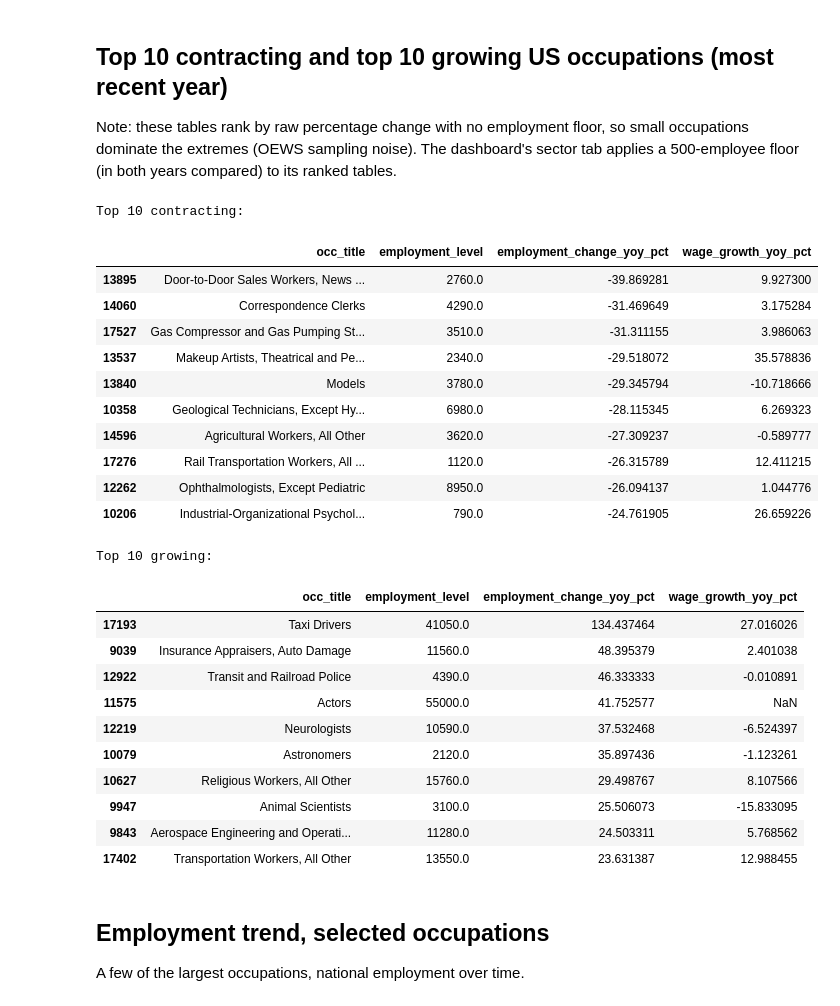
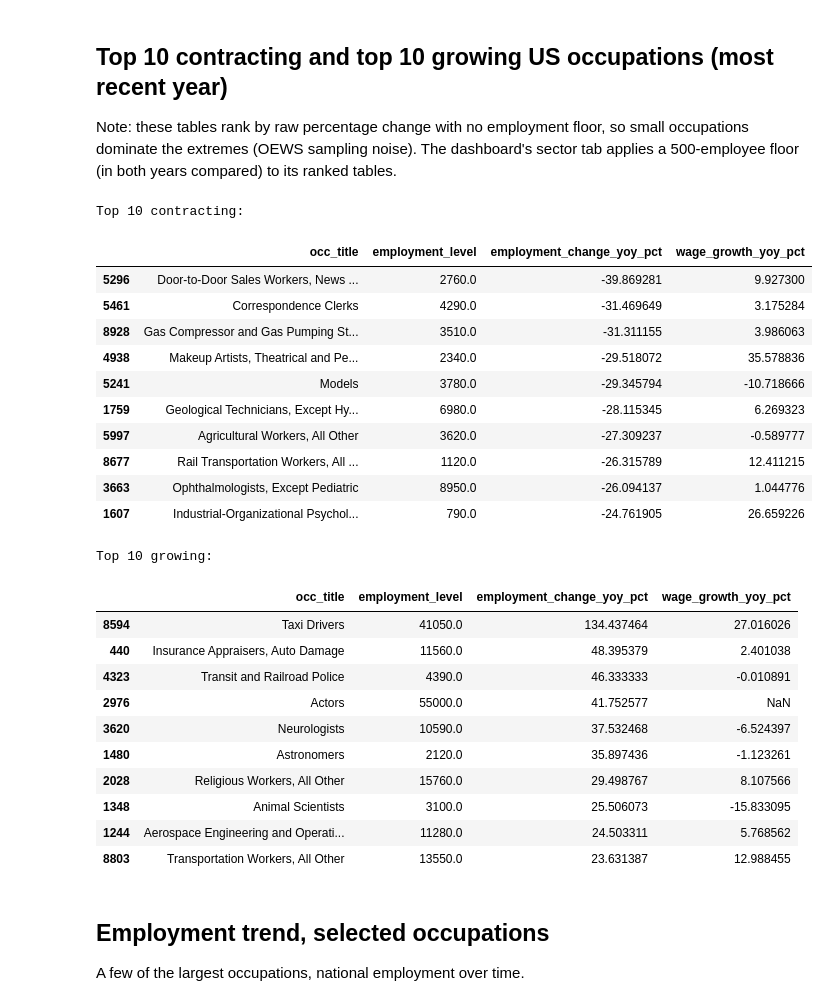
Before and after one commit to brianravelo28/occupation-employment-wage-explorer, a Jupyter notebook: notebooks/01_eda_occupation_panel.ipynb, the cells around one changed output. Cells and saved outputs as stored; diff of their text form; code cells hidden in the pictures.

```diff
--- a/notebooks/01_eda_occupation_panel.ipynb
+++ b/notebooks/01_eda_occupation_panel.ipynb
@@ -25,5 +25,5 @@ Occupation employment is heavily right-skewed: a handful of occupations employ m
 # %%
-latest = df[(df["year"] == df["year"].max()) & (df["region"] == "US")]
+latest = df[df["year"] == df["year"].max()]
 print(latest["employment_level"].describe())
 
 fig, ax = plt.subplots(figsize=(7, 4))
@@ -105,37 +72,37 @@ share of occupations paying less in FL: 84%
 
 Note: these tables rank by raw percentage change with no employment floor, so small occupations dominate the extremes (OEWS sampling noise). The dashboard's sector tab applies a 500-employee floor (in both years compared) to its ranked tables.
 # %%
-us_latest = latest_all[latest_all["region"] == "US"].dropna(subset=["employment_change_yoy_pct"])
+us_latest = latest.dropna(subset=["employment_change_yoy_pct"])
 cols = ["occ_title", "employment_level", "employment_change_yoy_pct", "wage_growth_yoy_pct"]
 print("Top 10 contracting:")
 display(us_latest.nsmallest(10, "employment_change_yoy_pct")[cols])
 print("\nTop 10 growing:")
 display(us_latest.nlargest(10, "employment_change_yoy_pct")[cols])
 # %% [output]
 Top 10 contracting:
 |  | occ_title | employment_level | employment_change_yoy_pct | wage_growth_yoy_pct |
-| 13895 | Door-to-Door Sales Workers, News ... | 2760.0 | -39.869281 | 9.927300 |
-| 14060 | Correspondence Clerks | 4290.0 | -31.469649 | 3.175284 |
-| 17527 | Gas Compressor and Gas Pumping St... | 3510.0 | -31.311155 | 3.986063 |
-| 13537 | Makeup Artists, Theatrical and Pe... | 2340.0 | -29.518072 | 35.578836 |
-| 13840 | Models | 3780.0 | -29.345794 | -10.718666 |
-| 10358 | Geological Technicians, Except Hy... | 6980.0 | -28.115345 | 6.269323 |
-| 14596 | Agricultural Workers, All Other | 3620.0 | -27.309237 | -0.589777 |
-| 17276 | Rail Transportation Workers, All ... | 1120.0 | -26.315789 | 12.411215 |
-| 12262 | Ophthalmologists, Except Pediatric | 8950.0 | -26.094137 | 1.044776 |
-| 10206 | Industrial-Organizational Psychol... | 790.0 | -24.761905 | 26.659226 |
+| 5296 | Door-to-Door Sales Workers, News ... | 2760.0 | -39.869281 | 9.927300 |
+| 5461 | Correspondence Clerks | 4290.0 | -31.469649 | 3.175284 |
+| 8928 | Gas Compressor and Gas Pumping St... | 3510.0 | -31.311155 | 3.986063 |
+| 4938 | Makeup Artists, Theatrical and Pe... | 2340.0 | -29.518072 | 35.578836 |
+| 5241 | Models | 3780.0 | -29.345794 | -10.718666 |
+| 1759 | Geological Technicians, Except Hy... | 6980.0 | -28.115345 | 6.269323 |
+| 5997 | Agricultural Workers, All Other | 3620.0 | -27.309237 | -0.589777 |
+| 8677 | Rail Transportation Workers, All ... | 1120.0 | -26.315789 | 12.411215 |
+| 3663 | Ophthalmologists, Except Pediatric | 8950.0 | -26.094137 | 1.044776 |
+| 1607 | Industrial-Organizational Psychol... | 790.0 | -24.761905 | 26.659226 |
 Top 10 growing:
 |  | occ_title | employment_level | employment_change_yoy_pct | wage_growth_yoy_pct |
-| 17193 | Taxi Drivers | 41050.0 | 134.437464 | 27.016026 |
-| 9039 | Insurance Appraisers, Auto Damage | 11560.0 | 48.395379 | 2.401038 |
-| 12922 | Transit and Railroad Police | 4390.0 | 46.333333 | -0.010891 |
-| 11575 | Actors | 55000.0 | 41.752577 | NaN |
-| 12219 | Neurologists | 10590.0 | 37.532468 | -6.524397 |
-| 10079 | Astronomers | 2120.0 | 35.897436 | -1.123261 |
-| 10627 | Religious Workers, All Other | 15760.0 | 29.498767 | 8.107566 |
-| 9947 | Animal Scientists | 3100.0 | 25.506073 | -15.833095 |
-| 9843 | Aerospace Engineering and Operati... | 11280.0 | 24.503311 | 5.768562 |
-| 17402 | Transportation Workers, All Other | 13550.0 | 23.631387 | 12.988455 |
+| 8594 | Taxi Drivers | 41050.0 | 134.437464 | 27.016026 |
+| 440 | Insurance Appraisers, Auto Damage | 11560.0 | 48.395379 | 2.401038 |
+| 4323 | Transit and Railroad Police | 4390.0 | 46.333333 | -0.010891 |
+| 2976 | Actors | 55000.0 | 41.752577 | NaN |
+| 3620 | Neurologists | 10590.0 | 37.532468 | -6.524397 |
+| 1480 | Astronomers | 2120.0 | 35.897436 | -1.123261 |
+| 2028 | Religious Workers, All Other | 15760.0 | 29.498767 | 8.107566 |
+| 1348 | Animal Scientists | 3100.0 | 25.506073 | -15.833095 |
+| 1244 | Aerospace Engineering and Operati... | 11280.0 | 24.503311 | 5.768562 |
+| 8803 | Transportation Workers, All Other | 13550.0 | 23.631387 | 12.988455 |
 # %% [markdown]
 ## Employment trend, selected occupations
 
```
Also changed, not shown: parts of 11 cells of this notebook, 32 other files.
